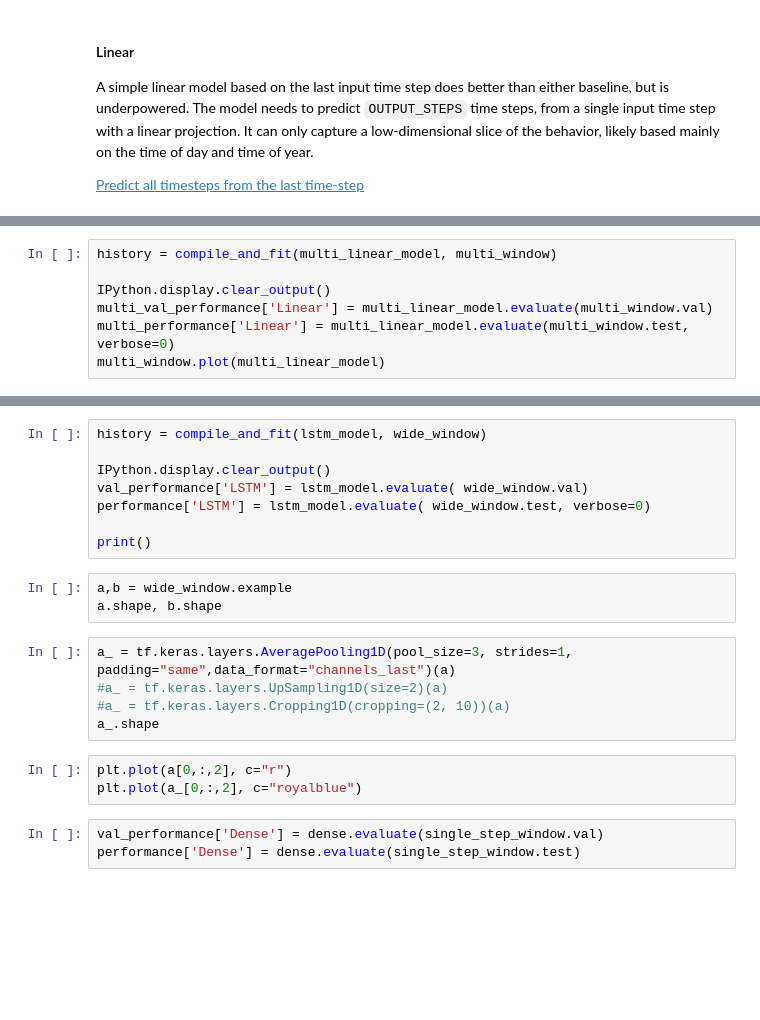
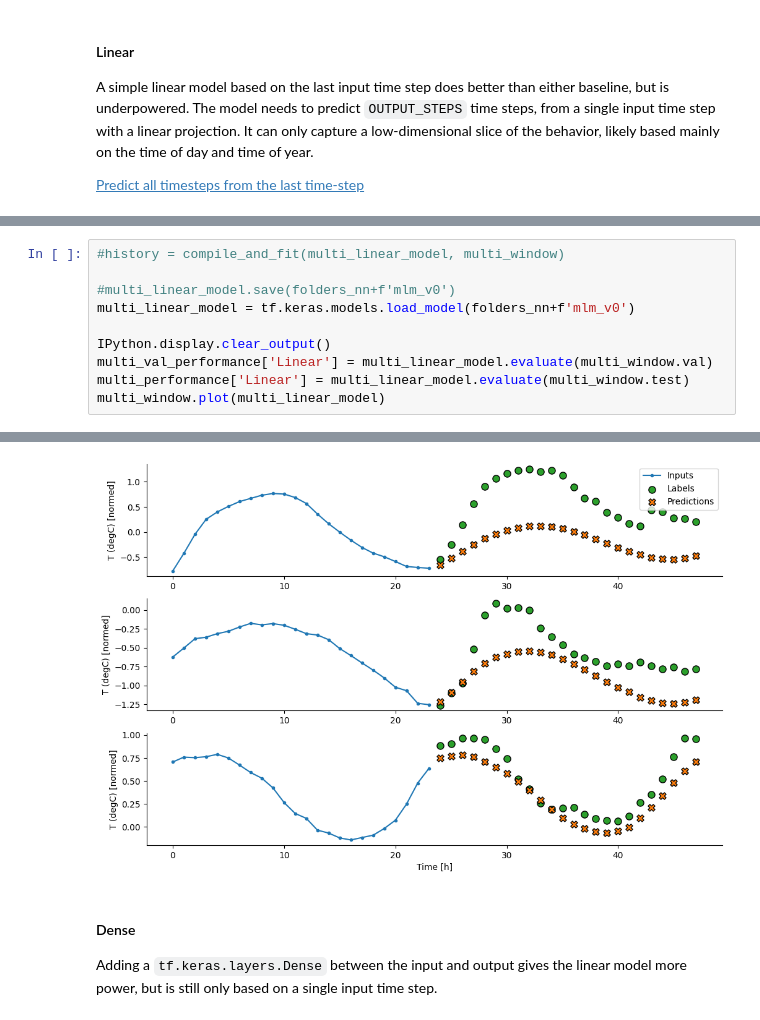
Before and after one commit to fabriziobasso/Time_Series_Files, a Jupyter notebook: TS_Analysis.ipynb, the cells around one changed output, grey strips where cells are left out. Saved outputs shown, nothing was run; the diff lists cells and outputs as text; blank space fills up the shorter version.

```diff
--- a/TS_Analysis.ipynb
+++ b/TS_Analysis.ipynb
@@ -1757,7 +2388,11 @@ multi_linear_model.summary()
 # %%
-history = compile_and_fit(multi_linear_model, multi_window)
+#history = compile_and_fit(multi_linear_model, multi_window)
+
+#multi_linear_model.save(folders_nn+f'mlm_v0')
+multi_linear_model = tf.keras.models.load_model(folders_nn+f'mlm_v0')
 
 IPython.display.clear_output()
 multi_val_performance['Linear'] = multi_linear_model.evaluate(multi_window.val)
-multi_performance['Linear'] = multi_linear_model.evaluate(multi_window.test, verbose=0)
+multi_performance['Linear'] = multi_linear_model.evaluate(multi_window.test)
 multi_window.plot(multi_linear_model)
+# %% [output]
@@ -1764,22 +2401,5 @@ multi_window.plot(multi_linear_model)
+[figure, added]
-# %%
-history = compile_and_fit(lstm_model, wide_window)
-
-IPython.display.clear_output()
-val_performance['LSTM'] = lstm_model.evaluate( wide_window.val)
-performance['LSTM'] = lstm_model.evaluate( wide_window.test, verbose=0)
-
-print()
-# %%
-a,b = wide_window.example
-a.shape, b.shape
-# %%
-a_ = tf.keras.layers.AveragePooling1D(pool_size=3, strides=1, padding="same",data_format="channels_last")(a)
-#a_ = tf.keras.layers.UpSampling1D(size=2)(a)
-#a_ = tf.keras.layers.Cropping1D(cropping=(2, 10))(a)
-a_.shape
-# %%
-plt.plot(a[0,:,2], c="r")
-plt.plot(a_[0,:,2], c="royalblue")
-# %%
-val_performance['Dense'] = dense.evaluate(single_step_window.val)
-performance['Dense'] = dense.evaluate(single_step_window.test)
+# %% [markdown]
+#### Dense
+
+Adding a `tf.keras.layers.Dense` between the input and output gives the linear model more power, but is still only based on a single input time step.
```
Also changed, not shown: parts of 155 cells of this notebook.
